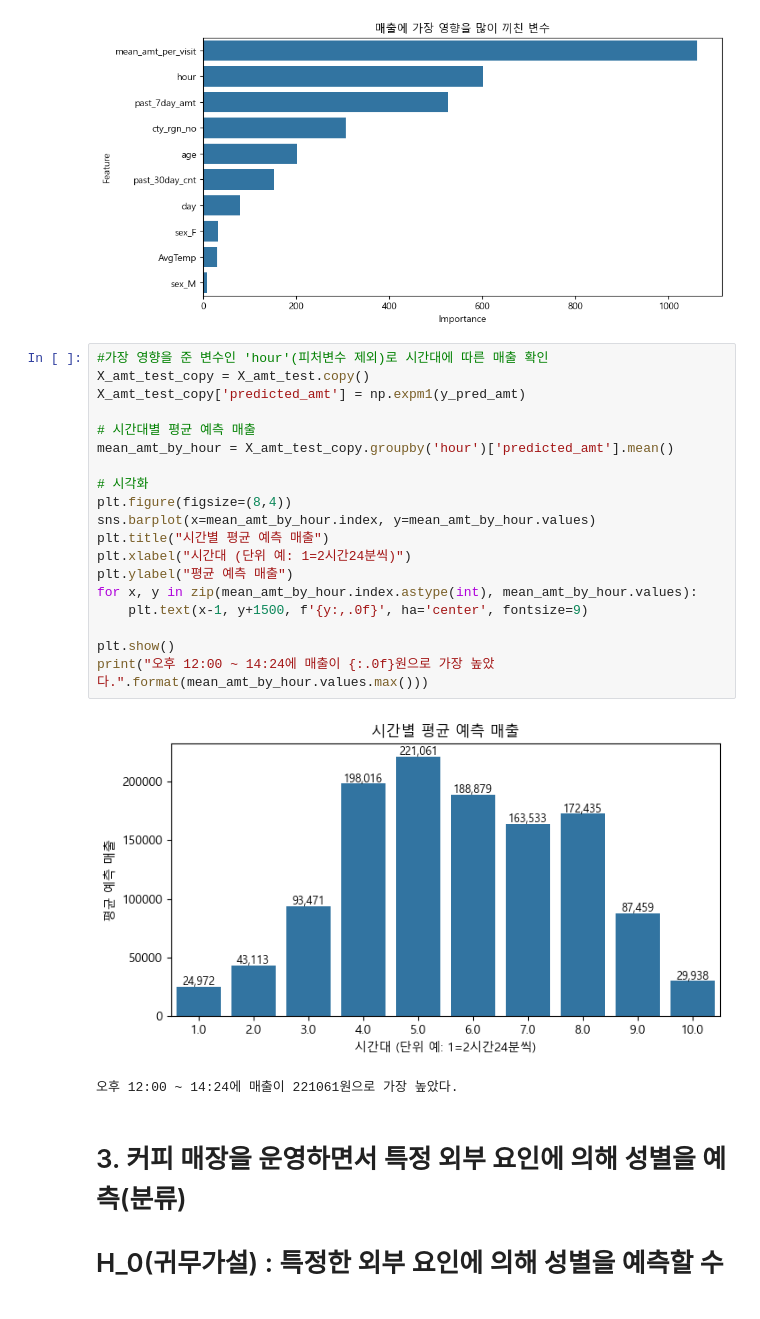
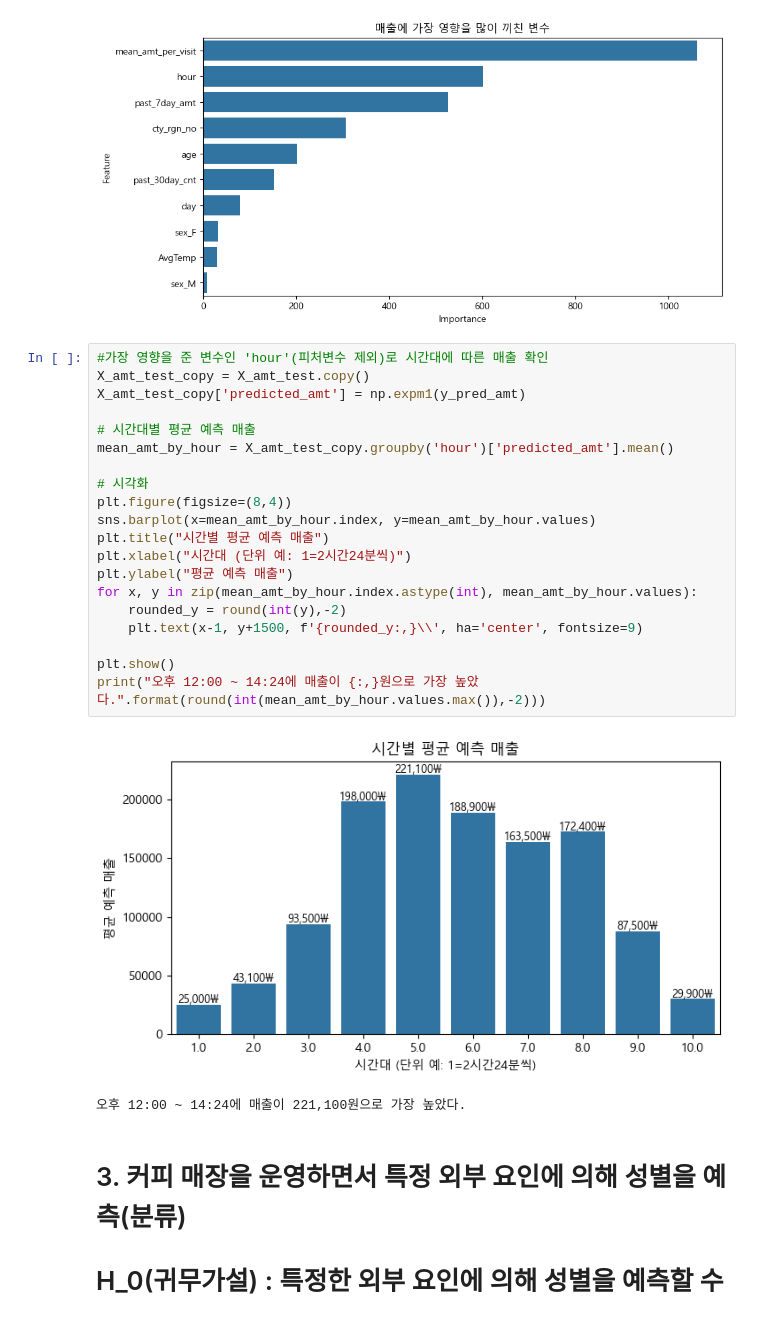
Before and after one commit to ESTCAMP-Team5/first_project, a Jupyter notebook: credit_card_usage_modeling/workspace/EDA/minseok/data/card2.ipynb, the cells around one changed output. Saved outputs shown, nothing was run; the diff lists cells and outputs as text.

```diff
--- a/credit_card_usage_modeling/workspace/EDA/minseok/data/card2.ipynb
+++ b/credit_card_usage_modeling/workspace/EDA/minseok/data/card2.ipynb
@@ -440,25 +391,26 @@ plt.show()
 # %%
 #가장 영향을 준 변수인 'hour'(피처변수 제외)로 시간대에 따른 매출 확인
 X_amt_test_copy = X_amt_test.copy()
 X_amt_test_copy['predicted_amt'] = np.expm1(y_pred_amt)
 
 # 시간대별 평균 예측 매출
 mean_amt_by_hour = X_amt_test_copy.groupby('hour')['predicted_amt'].mean()
 
 # 시각화
 plt.figure(figsize=(8,4))
 sns.barplot(x=mean_amt_by_hour.index, y=mean_amt_by_hour.values)
 plt.title("시간별 평균 예측 매출")
 plt.xlabel("시간대 (단위 예: 1=2시간24분씩)")
 plt.ylabel("평균 예측 매출")
 for x, y in zip(mean_amt_by_hour.index.astype(int), mean_amt_by_hour.values):
-    plt.text(x-1, y+1500, f'{y:,.0f}', ha='center', fontsize=9)
+    rounded_y = round(int(y),-2)
+    plt.text(x-1, y+1500, f'{rounded_y:,}\\', ha='center', fontsize=9)
 
 plt.show()
-print("오후 12:00 ~ 14:24에 매출이 {:.0f}원으로 가장 높았다.".format(mean_amt_by_hour.values.max()))
+print("오후 12:00 ~ 14:24에 매출이 {:,}원으로 가장 높았다.".format(round(int(mean_amt_by_hour.values.max()),-2)))
 # %% [output]
-[figure, old version]
+[figure, new version]
-오후 12:00 ~ 14:24에 매출이 221061원으로 가장 높았다.
+오후 12:00 ~ 14:24에 매출이 221,100원으로 가장 높았다.
 # %% [markdown]
 # 3. 커피 매장을 운영하면서 특정 외부 요인에 의해 성별을 예측(분류)
 # H_0(귀무가설) : 특정한 외부 요인에 의해 성별을 예측할 수 없다.
```
Also changed, not shown: parts of 11 cells of this notebook.
